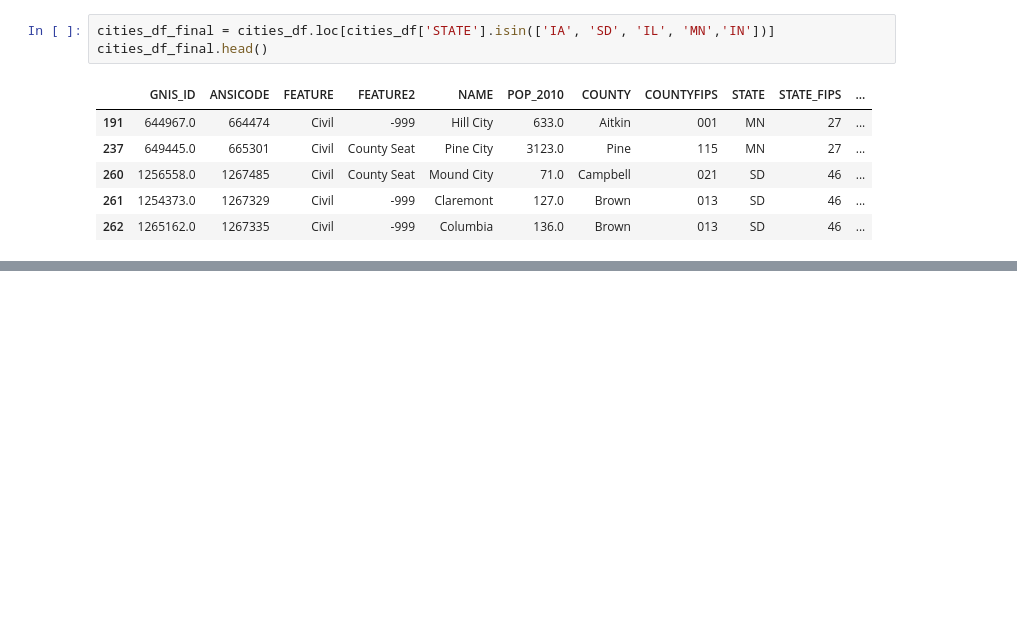
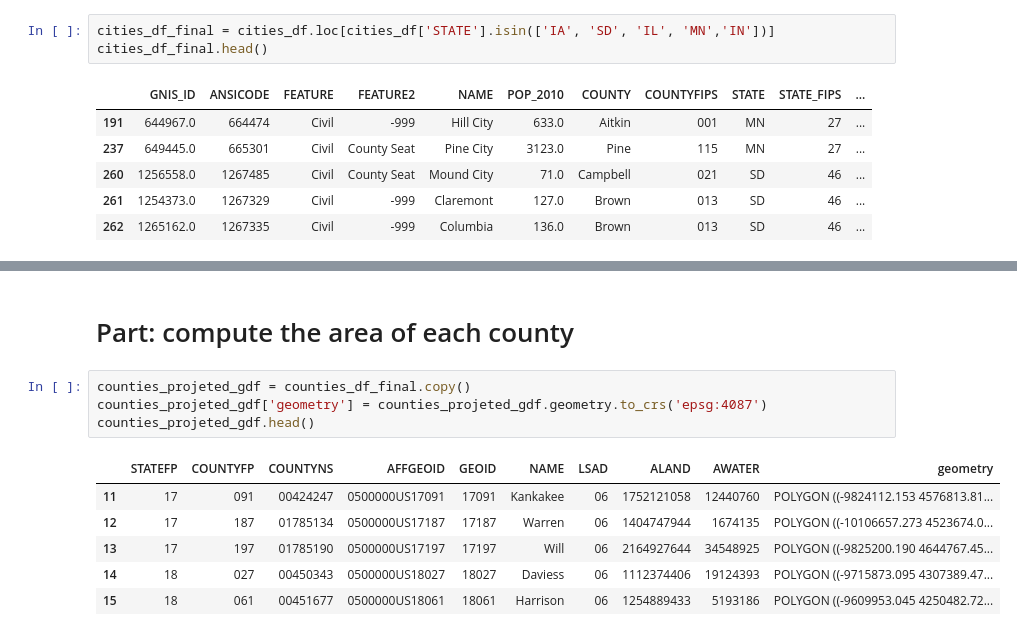
Before and after one commit to rahmanole/CSC585, a Jupyter notebook: project_2/project_2.ipynb, the cells around one changed output, grey strips where cells are left out. Drawn from its saved outputs; the diff is of its cells as text; blank space fills up the shorter version.

```diff
--- a/project_2/project_2.ipynb
+++ b/project_2/project_2.ipynb
@@ -86,0 +90,13 @@ county_df[['STATEFP','COUNTYFP','GEOID','NAME']]
+# %% [markdown]
+# Part: compute the area of each county
+# %%
+counties_projeted_gdf = counties_df_final.copy()
+counties_projeted_gdf['geometry'] = counties_projeted_gdf.geometry.to_crs('epsg:4087')
+counties_projeted_gdf.head()
+# %% [output]
+|  | STATEFP | COUNTYFP | COUNTYNS | AFFGEOID | GEOID | NAME | LSAD | ALAND | AWATER | geometry |
+| 11 | 17 | 091 | 00424247 | 0500000US17091 | 17091 | Kankakee | 06 | 1752121058 | 12440760 | POLYGON ((-9824112.153 4576813.81... |
+| 12 | 17 | 187 | 01785134 | 0500000US17187 | 17187 | Warren | 06 | 1404747944 | 1674135 | POLYGON ((-10106657.273 4523674.0... |
+| 13 | 17 | 197 | 01785190 | 0500000US17197 | 17197 | Will | 06 | 2164927644 | 34548925 | POLYGON ((-9825200.190 4644767.45... |
+| 14 | 18 | 027 | 00450343 | 0500000US18027 | 18027 | Daviess | 06 | 1112374406 | 19124393 | POLYGON ((-9715873.095 4307389.47... |
+| 15 | 18 | 061 | 00451677 | 0500000US18061 | 18061 | Harrison | 06 | 1254889433 | 5193186 | POLYGON ((-9609953.045 4250482.72... |
```
Also changed, not shown: parts of 19 cells of this notebook, 1 other file.
